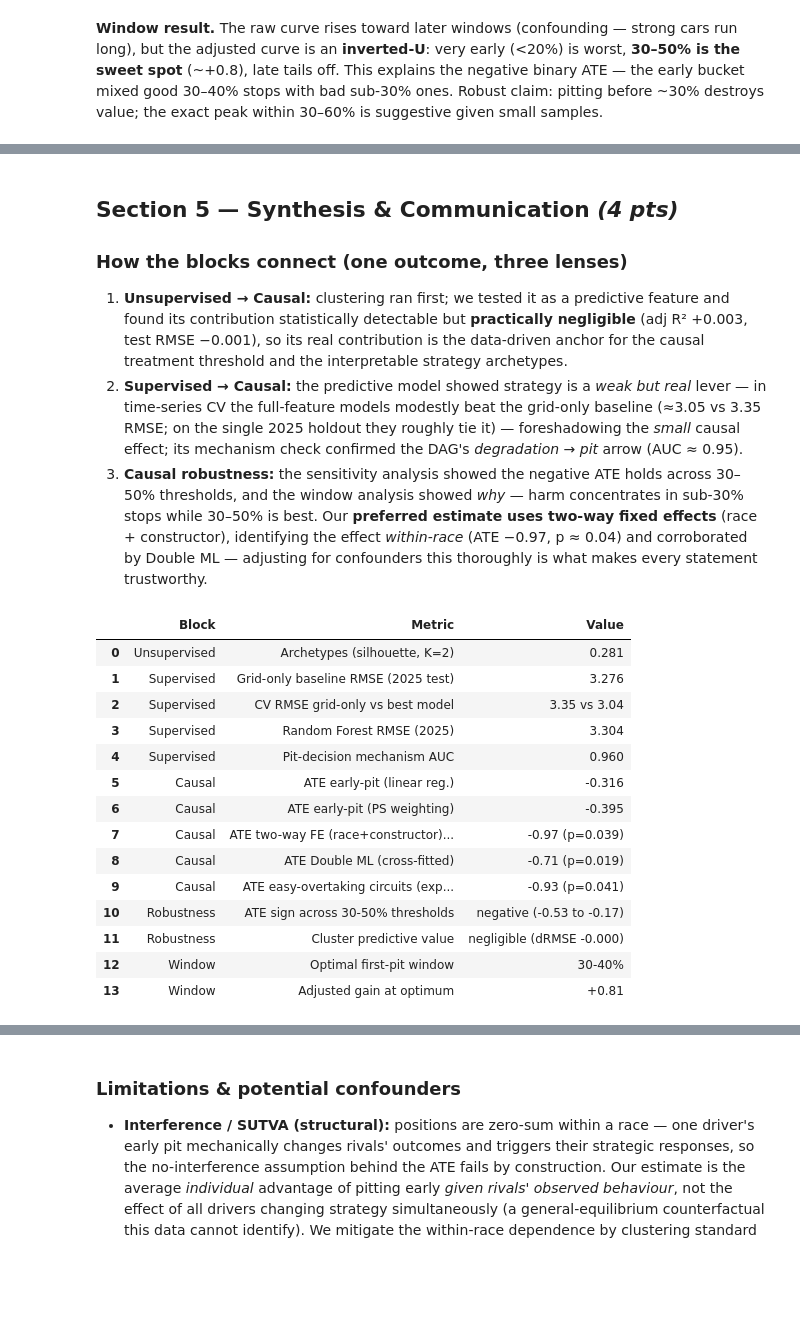
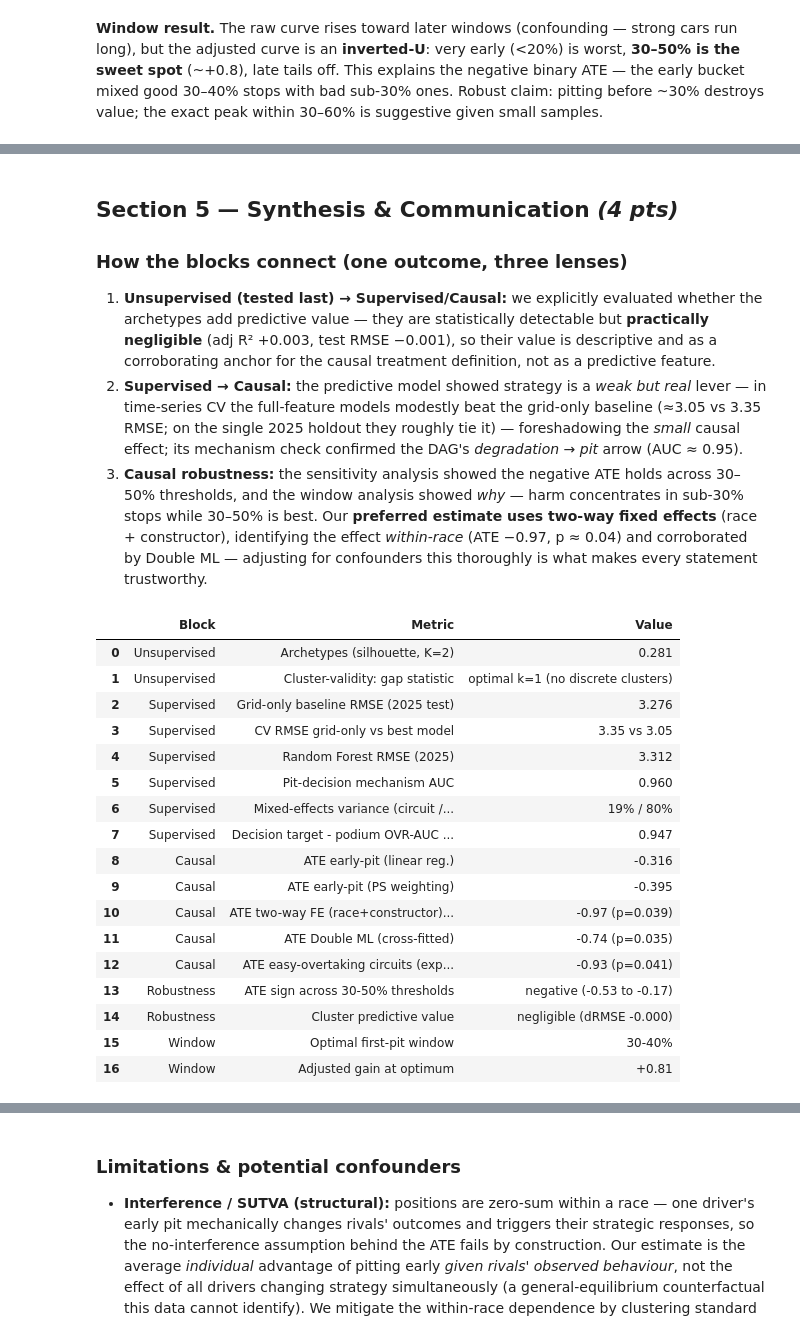
Before and after one commit to Munish0303/dai-mission-group-K, a Jupyter notebook: notebook.ipynb, the cells around one changed output, grey strips where cells are left out. Saved outputs shown, nothing was run; the diff lists cells and outputs as text; code cells hidden in the pictures; blank space fills up the shorter version.

Commit message:
Supervised Block Improvement

```diff
--- a/notebook.ipynb
+++ b/notebook.ipynb
@@ -795,41 +961,47 @@ ax.set_title('Position Gain by Pit Window'); ax.legend(fontsize=8); plt.tight_la
 ## Section 5 — Synthesis & Communication  *(4 pts)*
 
 ### How the blocks connect (one outcome, three lenses)
-1. **Unsupervised → Causal:** clustering ran first; we tested it as a predictive feature and found its contribution statistically detectable but **practically negligible** (adj R² +0.003, test RMSE −0.001), so its real contribution is the data-driven anchor for the causal treatment threshold and the interpretable strategy archetypes.
+1. **Unsupervised (tested last) → Supervised/Causal:** we explicitly evaluated whether the archetypes add predictive value — they are statistically detectable but **practically negligible** (adj R² +0.003, test RMSE −0.001), so their value is descriptive and as a corroborating anchor for the causal treatment definition, not as a predictive feature.
 2. **Supervised → Causal:** the predictive model showed strategy is a *weak but real* lever — in time-series CV the full-feature models modestly beat the grid-only baseline (≈3.05 vs 3.35 RMSE; on the single 2025 holdout they roughly tie it) — foreshadowing the *small* causal effect; its mechanism check confirmed the DAG's *degradation → pit* arrow (AUC ≈ 0.95).
 3. **Causal robustness:** the sensitivity analysis showed the negative ATE holds across 30–50% thresholds, and the window analysis showed *why* — harm concentrates in sub-30% stops while 30–50% is best. Our **preferred estimate uses two-way fixed effects** (race + constructor), identifying the effect *within-race* (ATE −0.97, p ≈ 0.04) and corroborated by Double ML — adjusting for confounders this thoroughly is what makes every statement trustworthy.
 # %%
 summary=pd.DataFrame([
     ['Unsupervised', f'Archetypes (silhouette, K={best_k})', f'{final_sil:.3f}'],
+    ['Unsupervised','Cluster-validity: gap statistic', f'optimal k={gap_k} (no discrete clusters)'],
     ['Supervised','Grid-only baseline RMSE (2025 test)', f'{grid_rmse:.3f}'],
     ['Supervised','CV RMSE grid-only vs best model', f'{cv_grid:.2f} vs {cv_best:.2f}'],
     ['Supervised','Random Forest RMSE (2025)', f'{rmse(yte,rf_p):.3f}'],
     ['Supervised','Pit-decision mechanism AUC', f'{mech_auc:.3f}'],
+    ['Supervised','Mixed-effects variance (circuit / residual)', f'{vc_cir/vc_tot:.0%} / {vc_res/vc_tot:.0%}'],
+    ['Supervised','Decision target - podium OVR-AUC (2025)', f'{auc_pod:.3f}'],
     ['Causal','ATE early-pit (linear reg.)', f'{estimate.value:+.3f}'],
     ['Causal','ATE early-pit (PS weighting)', f'{estimate_psw.value:+.3f}'],
     ['Causal','ATE two-way FE (race+constructor) [preferred]', f'{ate_robust:+.2f} (p={p_robust:.3f})'],
     ['Causal','ATE Double ML (cross-fitted)', f'{ate_dml:+.2f} (p={p_dml:.3f})'],
     ['Causal','ATE easy-overtaking circuits (exploratory)', f'{het_easy_ate:+.2f} (p={het_easy_p:.3f})'],
     ['Robustness','ATE sign across 30-50% thresholds', f'negative ({sens.ATE.min():+.2f} to {sens.ATE.max():+.2f})'],
     ['Robustness','Cluster predictive value', f'negligible (dRMSE {rmse_withcluster-rmse_nocluster:+.3f})'],
     ['Window','Optimal first-pit window', best],
     ['Window','Adjusted gain at optimum', f'{adj[best]:+.2f}'],
 ],columns=['Block','Metric','Value']); summary
 # %% [output]
 |  | Block | Metric | Value |
 | 0 | Unsupervised | Archetypes (silhouette, K=2) | 0.281 |
-| 1 | Supervised | Grid-only baseline RMSE (2025 test) | 3.276 |
-| 2 | Supervised | CV RMSE grid-only vs best model | 3.35 vs 3.04 |
-| 3 | Supervised | Random Forest RMSE (2025) | 3.304 |
-| 4 | Supervised | Pit-decision mechanism AUC | 0.960 |
-| 5 | Causal | ATE early-pit (linear reg.) | -0.316 |
-| 6 | Causal | ATE early-pit (PS weighting) | -0.395 |
-| 7 | Causal | ATE two-way FE (race+constructor)... | -0.97 (p=0.039) |
-| 8 | Causal | ATE Double ML (cross-fitted) | -0.71 (p=0.019) |
-| 9 | Causal | ATE easy-overtaking circuits (exp... | -0.93 (p=0.041) |
-| 10 | Robustness | ATE sign across 30-50% thresholds | negative (-0.53 to -0.17) |
-| 11 | Robustness | Cluster predictive value | negligible (dRMSE -0.000) |
-| 12 | Window | Optimal first-pit window | 30-40% |
-| 13 | Window | Adjusted gain at optimum | +0.81 |
+| 1 | Unsupervised | Cluster-validity: gap statistic | optimal k=1 (no discrete clusters) |
+| 2 | Supervised | Grid-only baseline RMSE (2025 test) | 3.276 |
+| 3 | Supervised | CV RMSE grid-only vs best model | 3.35 vs 3.05 |
+| 4 | Supervised | Random Forest RMSE (2025) | 3.312 |
+| 5 | Supervised | Pit-decision mechanism AUC | 0.960 |
+| 6 | Supervised | Mixed-effects variance (circuit /... | 19% / 80% |
+| 7 | Supervised | Decision target - podium OVR-AUC ... | 0.947 |
+| 8 | Causal | ATE early-pit (linear reg.) | -0.316 |
+| 9 | Causal | ATE early-pit (PS weighting) | -0.395 |
+| 10 | Causal | ATE two-way FE (race+constructor)... | -0.97 (p=0.039) |
+| 11 | Causal | ATE Double ML (cross-fitted) | -0.74 (p=0.035) |
+| 12 | Causal | ATE easy-overtaking circuits (exp... | -0.93 (p=0.041) |
+| 13 | Robustness | ATE sign across 30-50% thresholds | negative (-0.53 to -0.17) |
+| 14 | Robustness | Cluster predictive value | negligible (dRMSE -0.000) |
+| 15 | Window | Optimal first-pit window | 30-40% |
+| 16 | Window | Adjusted gain at optimum | +0.81 |
 # %% [markdown]
 ### Conclusion — answering the research question
```
Also changed, not shown: parts of 70 cells of this notebook.
